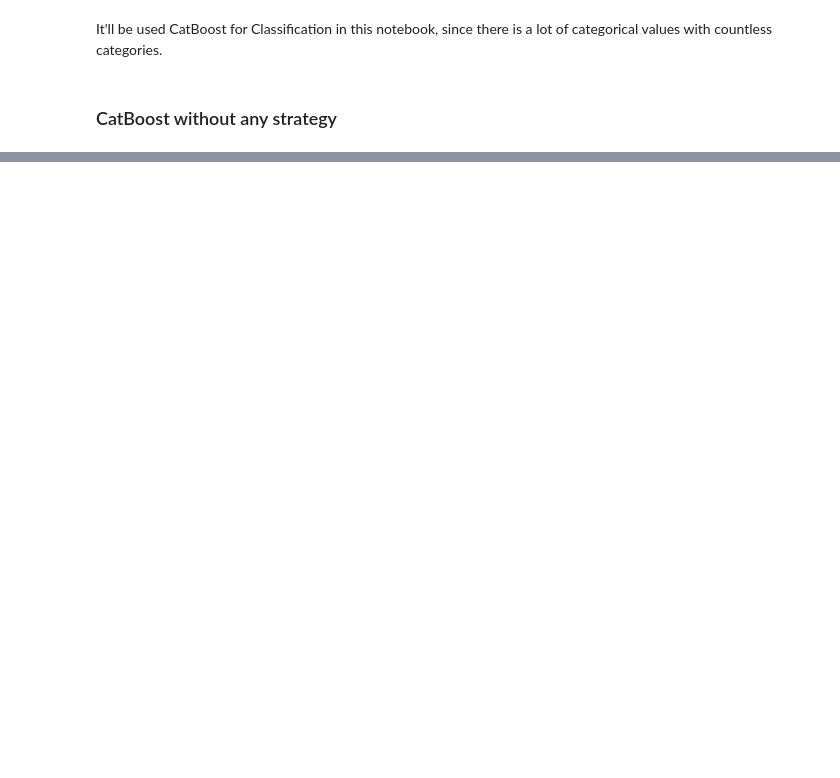
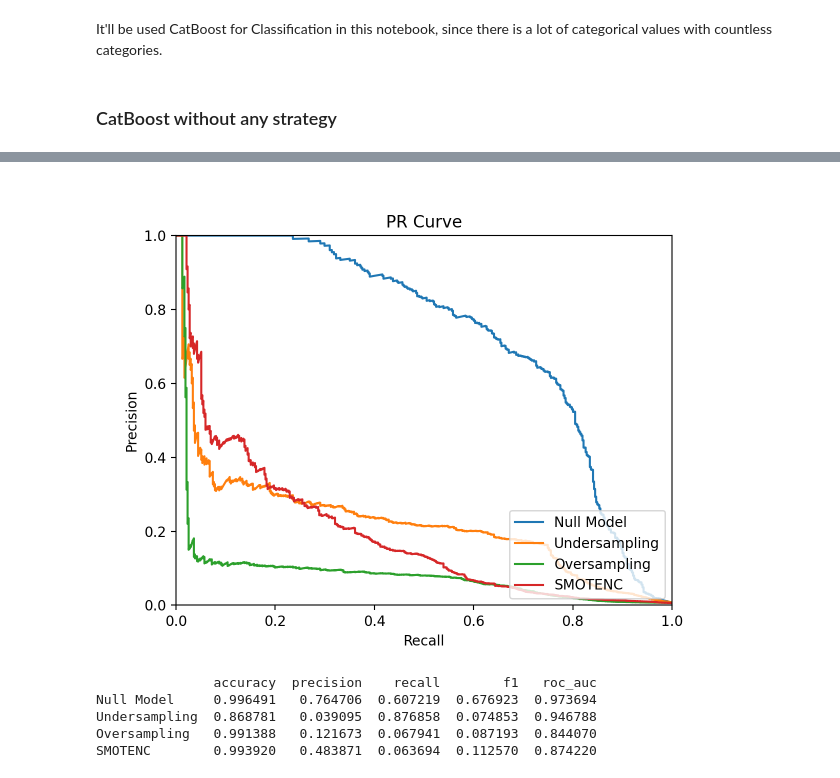
Before and after one commit to iasuu/imbalanced_data_CATBOOST, a Jupyter notebook: SCRIPT/dealing_imbalanced_data.ipynb, the cells around one changed output, grey strips where cells are left out. Saved outputs shown, nothing was run; the diff lists cells and outputs as text; code cells hidden in the pictures; blank space fills up the shorter version.

```diff
--- a/SCRIPT/dealing_imbalanced_data.ipynb
+++ b/SCRIPT/dealing_imbalanced_data.ipynb
@@ -238,0 +350,29 @@ plt.show()
+# %%
+plt.plot(null_model_curves['PR']['recall'], null_model_curves['PR']['precision'], ls="solid", label="Null Model")
+plt.plot(under_model_curves['PR']['recall'], under_model_curves['PR']['precision'], ls="solid", label="Undersampling")
+plt.plot(over_model_curves['PR']['recall'], over_model_curves['PR']['precision'], ls="solid", label="Oversampling")
+plt.plot(smote_model_curves['PR']['recall'], smote_model_curves['PR']['precision'], ls="solid", label="SMOTENC")
+plt.legend(loc='lower right')
+plt.ylim((0, 1))
+plt.xlim((0, 1))
+plt.ylabel("Precision")
+plt.xlabel("Recall")
+plt.title("PR Curve")
+plt.show()
+# %% [output]
+[figure, added]
+# %%
+overall_scores = pd.concat([
+    null_model.scores(),
+    under_model.scores(),
+    over_model.scores(),
+    smote_model.scores()
+], axis=0).set_axis(['Null Model', 'Undersampling', 'Oversampling', 'SMOTENC'], axis=0)
+
+print(overall_scores)
+# %% [output]
+               accuracy  precision    recall        f1   roc_auc
+Null Model     0.996491   0.764706  0.607219  0.676923  0.973694
+Undersampling  0.868781   0.039095  0.876858  0.074853  0.946788
+Oversampling   0.991388   0.121673  0.067941  0.087193  0.844070
+SMOTENC        0.993920   0.483871  0.063694  0.112570  0.874220
```
Also changed, not shown: parts of 32 cells of this notebook, 18 other files.
